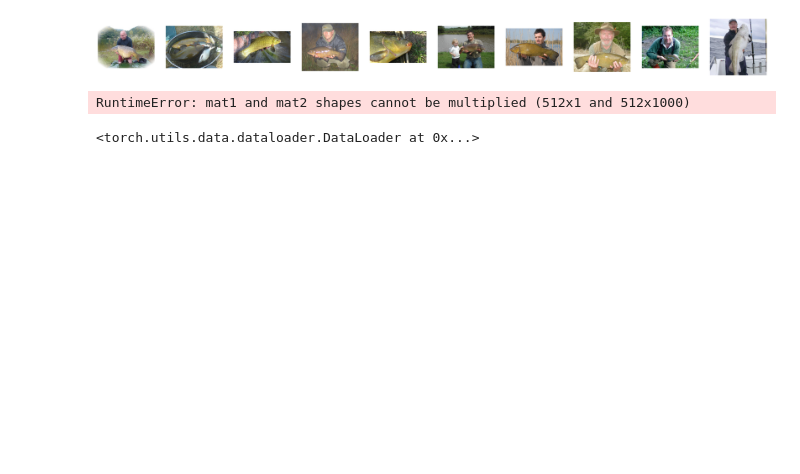
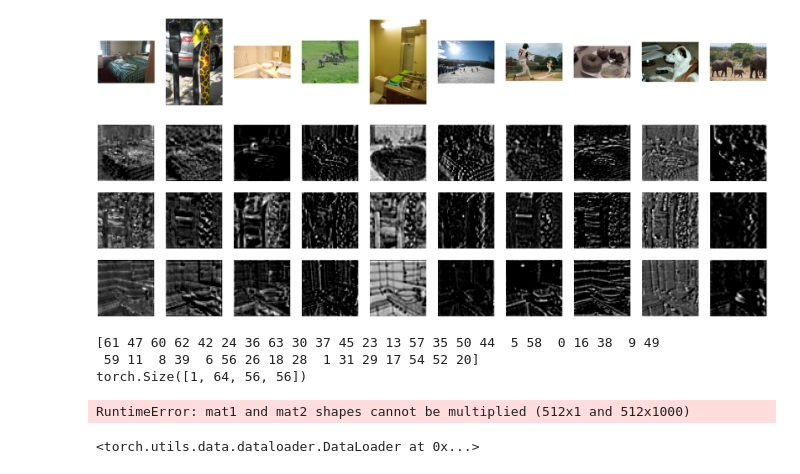
Before and after one commit to TonyPeng-2018/Adaptfilter, a Jupyter notebook: feature_test.ipynb, the cells around one changed output. Cells and saved outputs as stored; diff of their text form; code cells hidden in the pictures; blank space fills up the shorter version.

```diff
--- a/feature_test.ipynb
+++ b/feature_test.ipynb
@@ -1,6 +1,6 @@
 # %%
 # I want to see the feature from traditional encoder.
-file_path = "/data3/anp407/imagenet_20/train/n01440764"
+file_path = "../data/train2017/"
 # get first 10 pictures
 import os
 import cv2
@@ -34,14 +34,12 @@ show_images(images)
 
 # load the model
 from torchvision.models import resnet18
-model = resnet18(pretrained=True)
-model2 = resnet18(pretrained=True)
+model0 = resnet18(pretrained=True)
 # I need only the first feature extractor layer
 # cut the model to layer1
-model_feature =  models.mobilenet_v2().features
-model = torch.nn.Sequential(*list(model.children())[:-2])
-model2 = torch.nn.Sequential(*list(model2.features())[5:])
-model.eval()
+model1 = torch.nn.Sequential(*list(model0.children())[:5])
+model2 = torch.nn.Sequential(*list(model0.children())[5:])
+model1.eval()
 model2.eval()
 # preprocess the images
 transform = transforms.Compose([
@@ -56,38 +54,43 @@ def preprocess_images(images):
     for image in images:
         image = Image.fromarray(image)
         image = transform(image)
         images_tensor.append(image)
     return torch.stack(images_tensor)
 
 images_tensor = preprocess_images(images)
 # get the feature
 with torch.no_grad():
-    features = model(images_tensor)
-    outputs = []
-    for feature in features:
-        outputs.append(model2(feature.unsqueeze(0)))
-print(outputs)
+    features = model1(images_tensor)
 # visualize the feature
 fig = plt.figure(figsize=(50, 50))
 for i, feature in enumerate(features):
     for j in range(10):
         ax = fig.add_subplot(10, 10, i*10+j+1)
         ax.imshow(feature[j,:,:], cmap='gray')
         ax.axis('off')
     if i == 2:
         break
 plt.show()
 # what if I make some feature to all zeros?
 with torch.no_grad():
     # random list for zeroing out, no duplicate
     zero_list = np.random.choice(64, 40, replace=False)
     print(zero_list)
     # for i in range(10):
     #     features[i, zero_list, :, :] = 0
     # run the rest of the model
-    output = model2(features)
+    output = []
+    for i in range(10):
+        print(features[i].unsqueeze(0).shape)
+        output.append(model2(features[i].unsqueeze(0)))
 
     print(output.shape)
+
+# something bugs here, we need to build the model by ourselves.
 # %% [output]
-[figure, old version]
+[figure, new version]
+[figure, added]
-RuntimeError: mat1 and mat2 shapes cannot be multiplied (512x1 and 512x1000)
+[61 47 60 62 42 24 36 63 30 37 45 23 13 57 35 50 44  5 58  0 16 38  9 49
+ 59 11  8 39  6 56 26 18 28  1 31 29 17 54 52 20]
+torch.Size([1, 64, 56, 56])
+RuntimeError: mat1 and mat2 shapes cannot be multiplied (512x1 and 512x1000)
```
Also changed, not shown: parts of 1 cell of this notebook, 2 other files.
